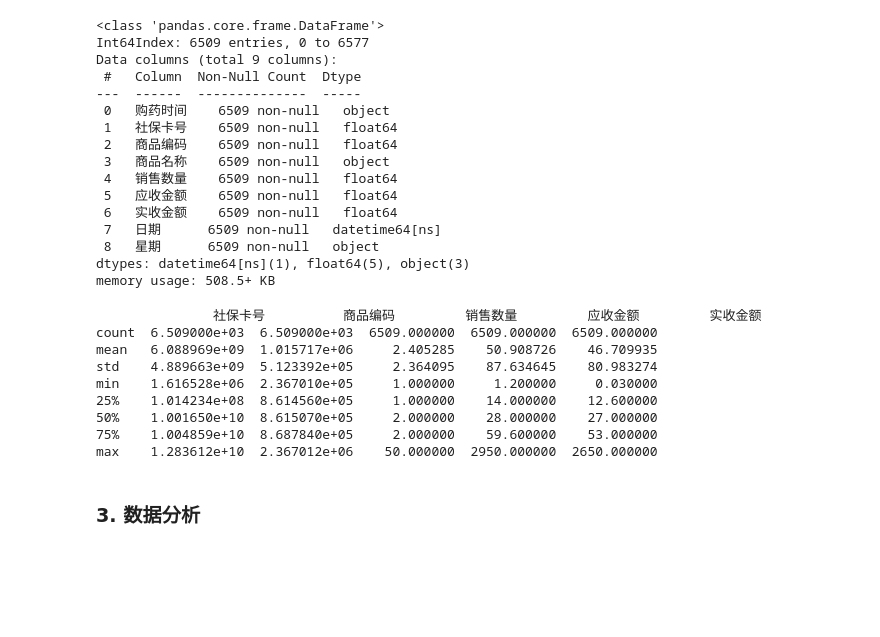
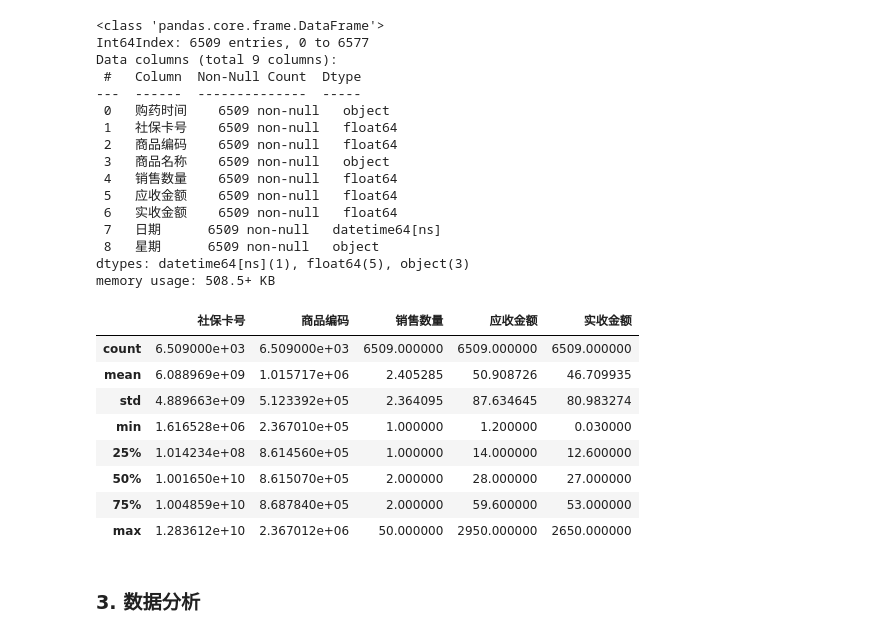
Before and after one commit to taotao1996/data_analysis_project, a Jupyter notebook: 药品销售分析/药品销售分析.ipynb, the cells around one changed output. Cells and saved outputs as stored; diff of their text form; code cells hidden in the pictures; blank space fills up the shorter version.

```diff
--- a/药品销售分析/药品销售分析.ipynb
+++ b/药品销售分析/药品销售分析.ipynb
@@ -130,16 +137,16 @@ dtypes: datetime64[ns](1), float64(5), object(3)
 memory usage: 508.5+ KB
 # %%
 # 描述性分析
-print(df.describe())
+df.describe()
 # %% [output]
-               社保卡号          商品编码         销售数量         应收金额         实收金额
-count  6.509000e+03  6.509000e+03  6509.000000  6509.000000  6509.000000
-mean   6.088969e+09  1.015717e+06     2.405285    50.908726    46.709935
-std    4.889663e+09  5.123392e+05     2.364095    87.634645    80.983274
-min    1.616528e+06  2.367010e+05     1.000000     1.200000     0.030000
-25%    1.014234e+08  8.614560e+05     1.000000    14.000000    12.600000
-50%    1.001650e+10  8.615070e+05     2.000000    28.000000    27.000000
-75%    1.004859e+10  8.687840e+05     2.000000    59.600000    53.000000
-max    1.283612e+10  2.367012e+06    50.000000  2950.000000  2650.000000
+|  | 社保卡号 | 商品编码 | 销售数量 | 应收金额 | 实收金额 |
+| count | 6.509000e+03 | 6.509000e+03 | 6509.000000 | 6509.000000 | 6509.000000 |
+| mean | 6.088969e+09 | 1.015717e+06 | 2.405285 | 50.908726 | 46.709935 |
+| std | 4.889663e+09 | 5.123392e+05 | 2.364095 | 87.634645 | 80.983274 |
+| min | 1.616528e+06 | 2.367010e+05 | 1.000000 | 1.200000 | 0.030000 |
+| 25% | 1.014234e+08 | 8.614560e+05 | 1.000000 | 14.000000 | 12.600000 |
+| 50% | 1.001650e+10 | 8.615070e+05 | 2.000000 | 28.000000 | 27.000000 |
+| 75% | 1.004859e+10 | 8.687840e+05 | 2.000000 | 59.600000 | 53.000000 |
+| max | 1.283612e+10 | 2.367012e+06 | 50.000000 | 2950.000000 | 2650.000000 |
 # %% [markdown]
 ### 3. 数据分析
```
Also changed, not shown: parts of 13 cells of this notebook, 2 other files.
